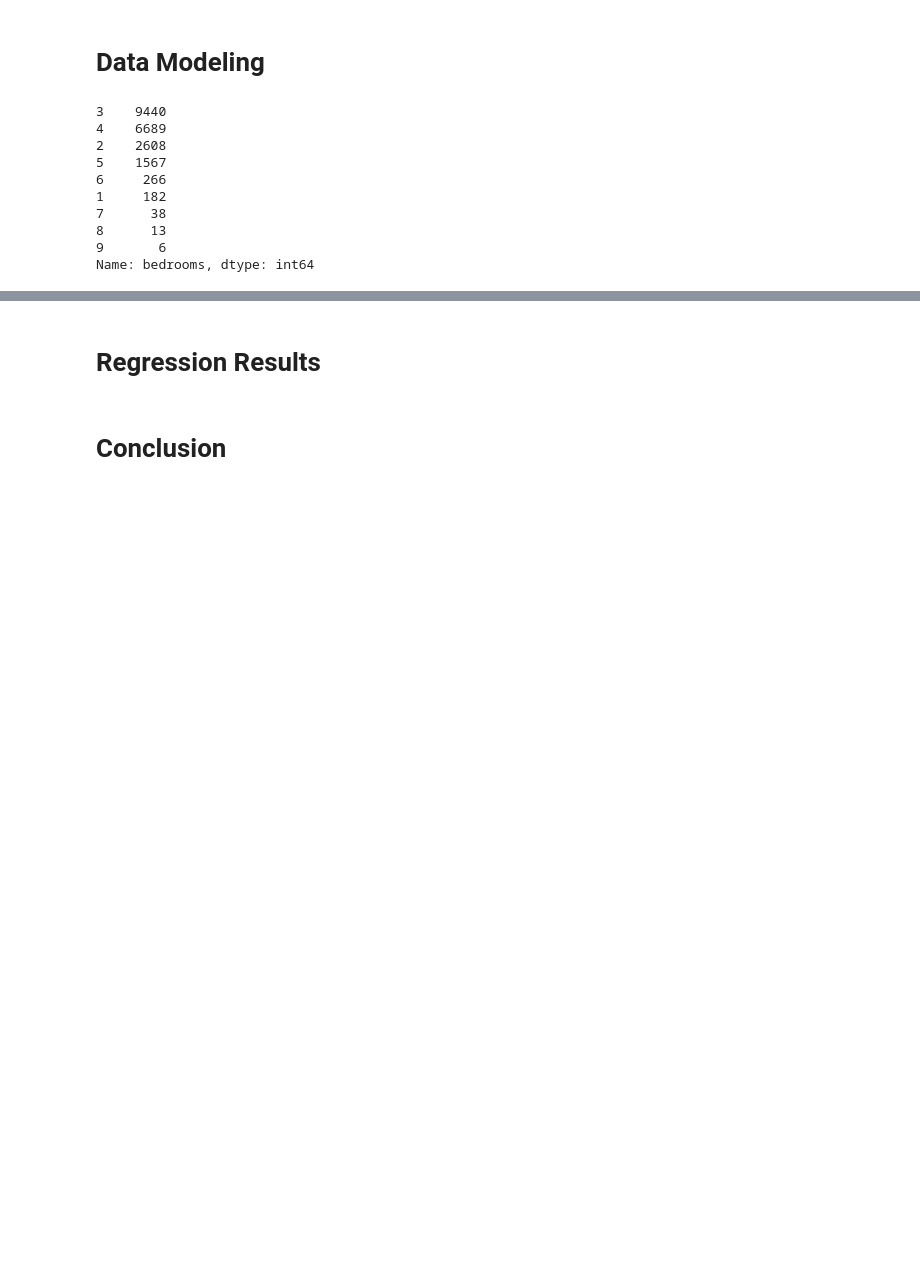
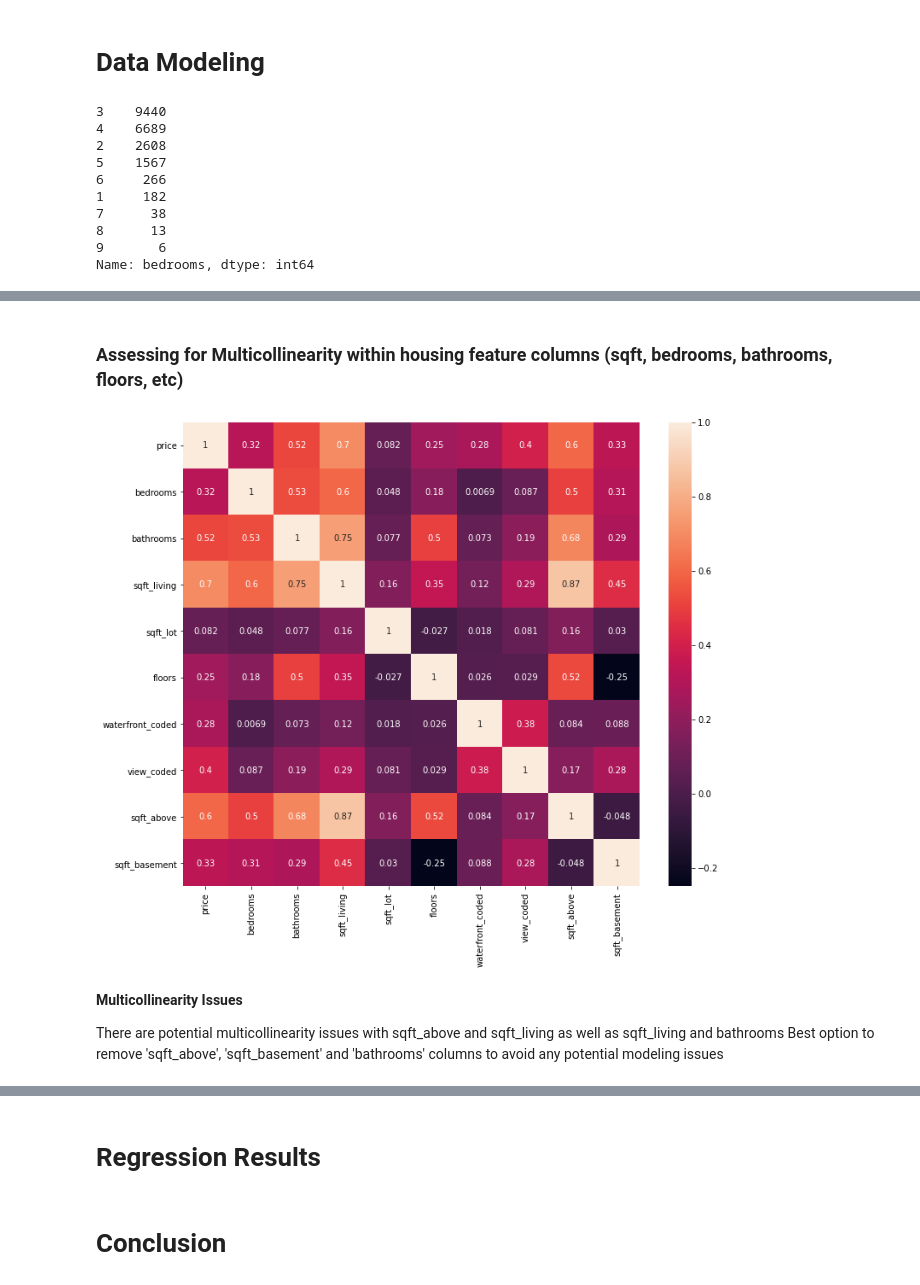
Before and after one commit to hannah-schurman/dsc-phase2-project, a Jupyter notebook: housing_sales_modeling.ipynb, the cells around one changed output, grey strips where cells are left out. Saved outputs shown, nothing was run; the diff lists cells and outputs as text; code cells hidden in the pictures; blank space fills up the shorter version.

Commit message:
add data modeling

```diff
--- a/housing_sales_modeling.ipynb
+++ b/housing_sales_modeling.ipynb
@@ -447,0 +449,15 @@ print(r2_score(df_cities["price"], y_hat))
+# %% [markdown]
+### Assessing for Multicollinearity within housing feature columns (sqft, bedrooms, bathrooms, floors, etc)
+# %%
+cols = ['price', 'bedrooms', 'bathrooms', 'sqft_living', 'sqft_lot', 'floors', 'waterfront_coded', 'view_coded', 'sqft_above', 'sqft_basement']
+corr = df_cities[cols].corr()
+
+fig, ax = plt.subplots(figsize=(12,10))
+sns.heatmap(corr, annot=True, ax=ax);
+# %% [output]
+[figure, added]
+# %% [markdown]
+**Multicollinearity Issues**
+
+There are potential multicollinearity issues with sqft_above and sqft_living as well as sqft_living and bathrooms
+Best option to remove 'sqft_above', 'sqft_basement' and 'bathrooms' columns to avoid any potential modeling issues
```
Also changed, not shown: parts of 6 cells of this notebook.
